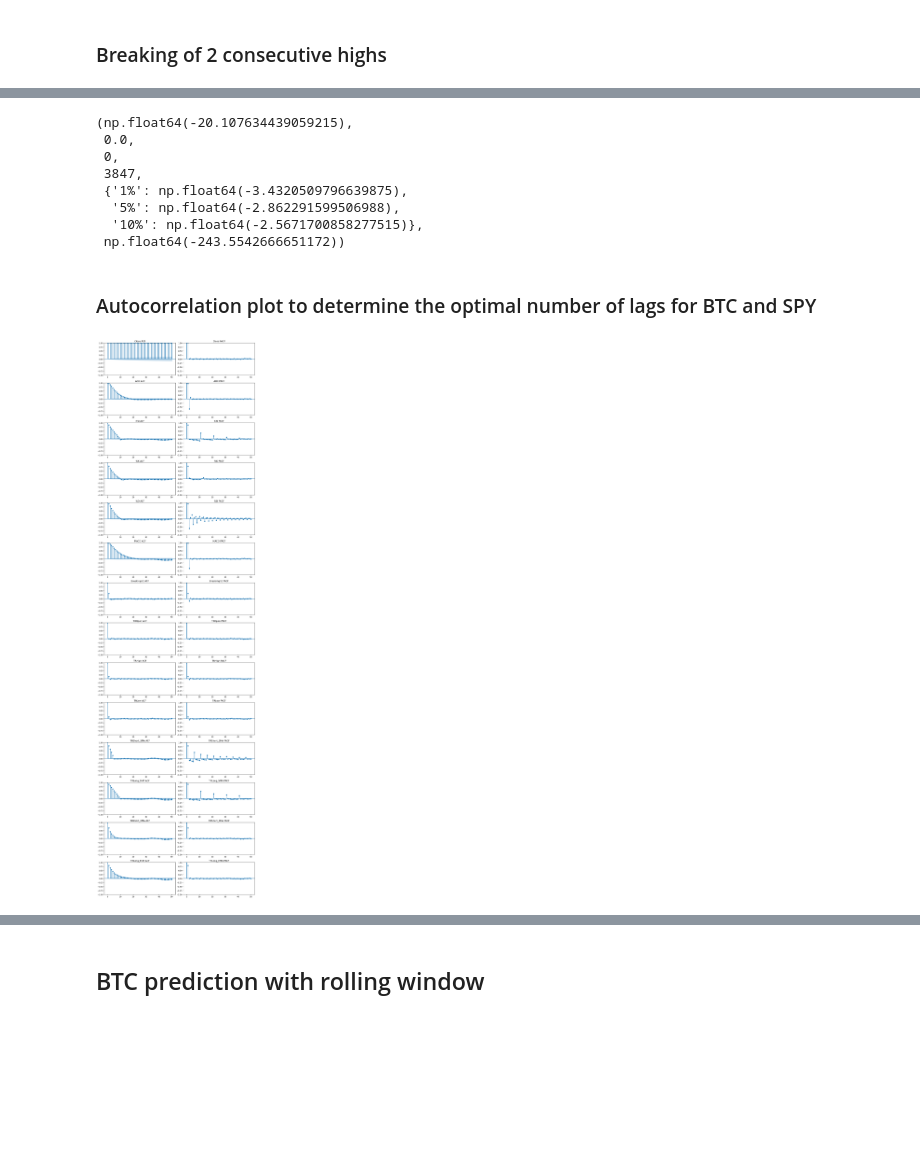
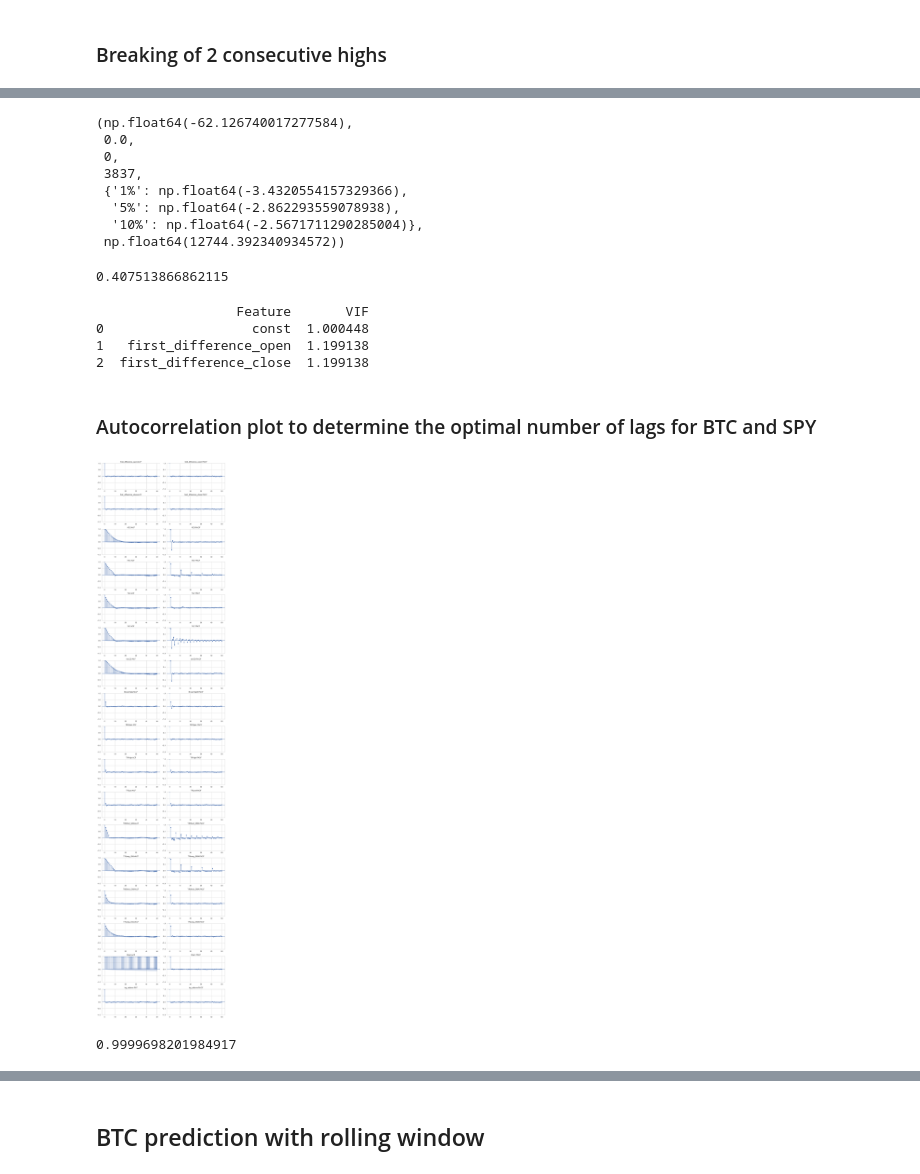
Before and after one commit to jeswid/DSE4211_Trading_Strategy, a Jupyter notebook: src/random forest.ipynb, the cells around one changed output, grey strips where cells are left out. Cells and saved outputs as stored; diff of their text form; code cells hidden in the pictures; blank space fills up the shorter version.

```diff
--- a/src/random forest.ipynb
+++ b/src/random forest.ipynb
@@ -144,4 +142,8 @@ btc['TRShort_EMA'] = btc['Short_EMA'].diff()
 btc['TRLong_EMA'] = btc['Long_EMA'].diff()
 
 btc['DayOfWeek'] = btc['Date'].dt.dayofweek
+
+#calculate returns
+btc["returns"] = (btc["Close"] - btc["Open"])/btc["Open"]
+btc["log_returns"] = np.log(btc['Close'] / btc['Open'])
 # %% [markdown]
@@ -149,5 +151,5 @@ btc['DayOfWeek'] = btc['Date'].dt.dayofweek
 # %%
-btc = btc.drop(columns=['Open', 'High', 'Low', 'PrevHigh', 'PrevLow', 'PrevClose', 'SMAVG (5)  on Close', 'SMAVG (10)  on Close', 'SMAVG (15)  on Close', 'TR1', 'TR2', 'TR3', 'TR', '+DM', '-DM', 'TR_smooth', '+DM_smooth', '-DM_smooth', '+DI', '-DI', 'DX', 'PriceChange', 'Gain', 'Loss', 'AvgGain', 'AvgLoss', 'RS', 'HighestHigh', 'LowestLow', 'PrevHigh2', 'EMA_6', 'EMA_12', 'Short_EMA', 'Long_EMA'])
+btc = btc.drop(columns=['High', 'Low', 'PrevHigh', 'PrevLow', 'PrevClose', 'SMAVG (5)  on Close', 'SMAVG (10)  on Close', 'SMAVG (15)  on Close', 'TR1', 'TR2', 'TR3', 'TR', '+DM', '-DM', 'TR_smooth', '+DM_smooth', '-DM_smooth', '+DI', '-DI', 'DX', 'PriceChange', 'Gain', 'Loss', 'AvgGain', 'AvgLoss', 'RS', 'HighestHigh', 'LowestLow', 'PrevHigh2', 'EMA_6', 'EMA_12', 'Short_EMA', 'Long_EMA'])
 
 # Drop first 20 rows due to NAs
 btc.drop(index=btc.index[:20], inplace=True)
@@ -171,5 +173,10 @@ btc
 # %%
 from statsmodels.tsa.stattools import adfuller
 btc.dropna(inplace=True)
-result = adfuller(btc['TRLong_EMA'])
+result = adfuller(btc['Close'])
 result
+
+#Open and Close prices are NOT stationary
+#first difference Open and Close prices
+btc["first_difference_open"] = btc["Open"].diff()
+btc["first_difference_close"] = btc["Close"].diff()
@@ -332,17 +339,48 @@ spy
 # %%
 #test for stationarity (ADF)
 spy.dropna(inplace=True)
-result = adfuller(spy['TRLong_EMA'])
+result = adfuller(spy['first_difference_close'])
 result
 # %% [output]
-(np.float64(-20.107634439059215),
+(np.float64(-62.126740017277584),
  0.0,
  0,
- 3847,
- {'1%': np.float64(-3.4320509796639875),
-  '5%': np.float64(-2.862291599506988),
-  '10%': np.float64(-2.5671700858277515)},
- np.float64(-243.5542666651172))
+ 3837,
+ {'1%': np.float64(-3.4320554157329366),
+  '5%': np.float64(-2.862293559078938),
+  '10%': np.float64(-2.5671711290285004)},
+ np.float64(12744.392340934572))
+# %%
+#check correlation between first difference of open and close prices (0.4, moderate)
+correlation = spy["first_difference_open"].corr(spy["first_difference_close"])
+print(correlation)
+# %% [output]
+0.407513866862115
+# %%
+#check VIF
+import statsmodels.api as sm
+from statsmodels.stats.outliers_influence import variance_inflation_factor
+import pandas as pd
+
+# Selecting predictor variables
+X = spy[["first_difference_open", "first_difference_close"]].dropna()  # Drop NaN values
+
+# Adding a constant for intercept
+X = sm.add_constant(X)
+
+# Calculating VIF for each feature
+vif_data = pd.DataFrame()
+vif_data["Feature"] = X.columns
+vif_data["VIF"] = [variance_inflation_factor(X.values, i) for i in range(X.shape[1])]
+
+print(vif_data)
+
+#since VIF < 5, can include first difference of open and close prices as predictors
+# %% [output]
+                  Feature       VIF
+0                   const  1.000448
+1   first_difference_open  1.199138
+2  first_difference_close  1.199138
 # %% [markdown]
 ### Autocorrelation plot to determine the optimal number of lags for BTC and SPY
 # %%
@@ -353,22 +391,30 @@ spy['Date'] = pd.to_datetime(spy['Date'])  # Convert to datetime
 spy.set_index('Date', inplace=True)  # Set Date as index
 # %%
 #plot the PACF for BTC
-indicators = ['Close', 'ADX', 'RSI', '%K', '%D', 'MACD', 'BreakHigh2',
-              'TROpen', 'TRHigh', 'TRLow', 'TRShort_SMA', 'TRLong_SMA', 'TRShort_EMA', 'TRLong_EMA']
+indicators = ['first_difference_open', 'first_difference_close', 'ADX', 'RSI', '%K', '%D', 'MACD', 'BreakHigh2',
+              'TROpen', 'TRHigh', 'TRLow', 'TRShort_SMA', 'TRLong_SMA', 'TRShort_EMA', 'TRLong_EMA', 'Open',  "log_returns"]
 
 fig, axes = plt.subplots(len(indicators), 2, figsize=(12, 3 * len(indicators)))
 
 for i, indicator in enumerate(indicators):
     plot_acf(btc[indicator].dropna(), ax=axes[i, 0], lags=50)
     axes[i, 0].set_title(f'{indicator} ACF')
 
     plot_pacf(btc[indicator].dropna(), ax=axes[i, 1], lags=50)
     axes[i, 1].set_title(f'{indicator} PACF')
 
 plt.tight_layout()
 plt.show()
 # %% [output]
-[figure, old version]
+[figure, new version]
+# %%
+#check correlation between returns and log_returns
+correlation = btc['returns'].corr(btc['log_returns'])
+print(correlation)
+
+#include either or bc high correlation (almost 1)
+# %% [output]
+0.9999698201984917
 # %%
 #plot the PACF for SPY
 indicators = ['ADX', 'RSI', '%K', '%D', 'MACD', 'BreakHigh2',
```
Also changed, not shown: parts of 39 cells of this notebook, 2 other files.
